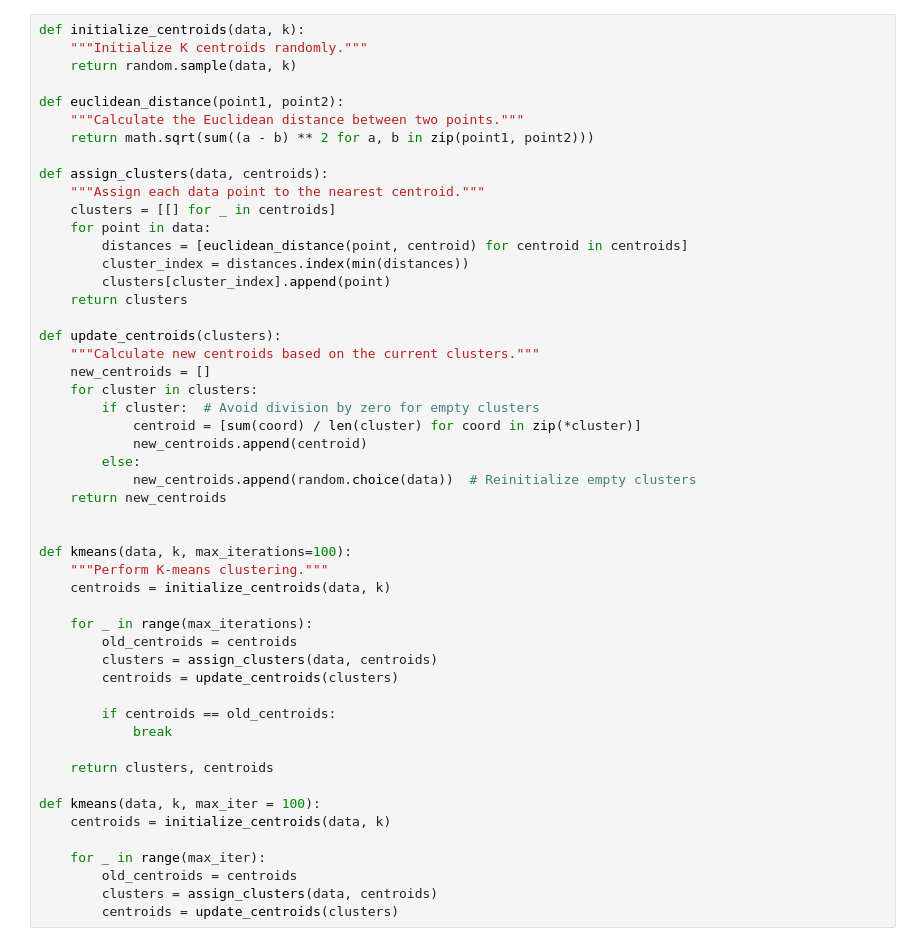
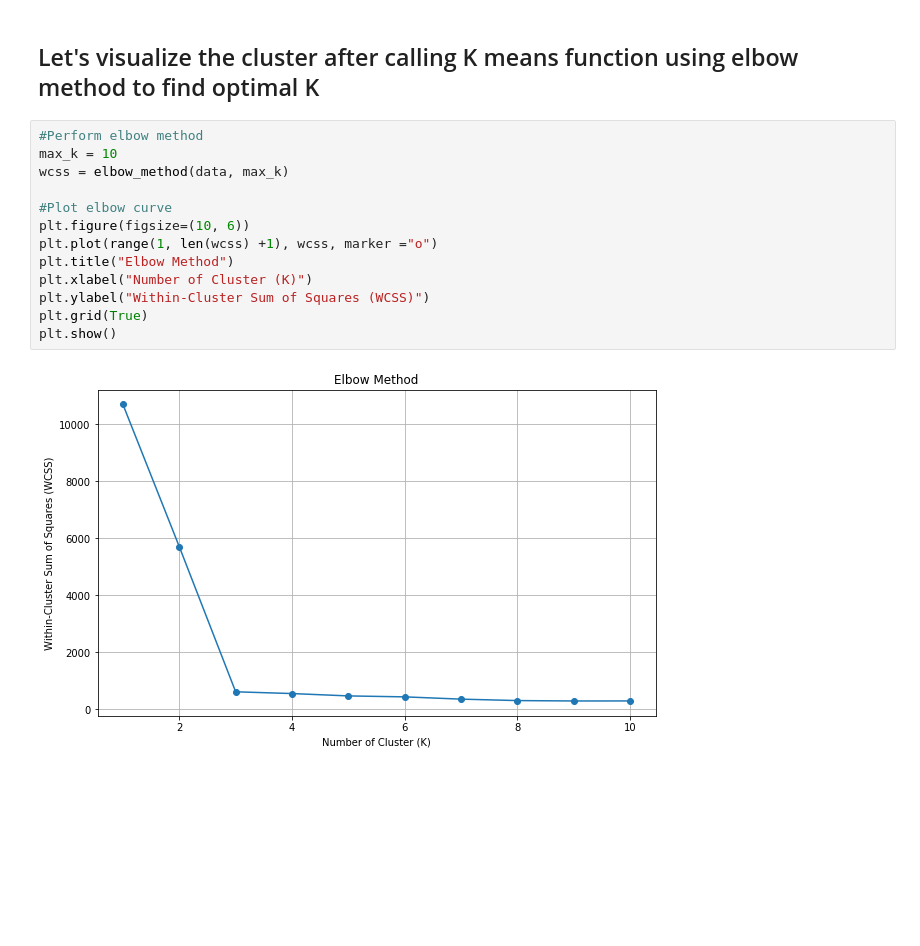
Before and after one commit to qmcao/K-Means-Clustering, a Jupyter notebook: k_mean.ipynb, the cells around one changed output. Cells and saved outputs as stored; diff of their text form; blank space fills up the shorter version.

```diff
--- a/k_mean.ipynb
+++ b/k_mean.ipynb
@@ -26,51 +98,17 @@ plt.scatter(x, y)
-# %%
-def initialize_centroids(data, k):
-    """Initialize K centroids randomly."""
-    return random.sample(data, k)
-
-def euclidean_distance(point1, point2):
-    """Calculate the Euclidean distance between two points."""
-    return math.sqrt(sum((a - b) ** 2 for a, b in zip(point1, point2)))
-
-def assign_clusters(data, centroids):
-    """Assign each data point to the nearest centroid."""
-    clusters = [[] for _ in centroids]
-    for point in data:
-        distances = [euclidean_distance(point, centroid) for centroid in centroids]
-        cluster_index = distances.index(min(distances))
-        clusters[cluster_index].append(point)
-    return clusters
-
-def update_centroids(clusters):
-    """Calculate new centroids based on the current clusters."""
-    new_centroids = []
-    for cluster in clusters:
-        if cluster:  # Avoid division by zero for empty clusters
-            centroid = [sum(coord) / len(cluster) for coord in zip(*cluster)]
-            new_centroids.append(centroid)
-        else:
-            new_centroids.append(random.choice(data))  # Reinitialize empty clusters
-    return new_centroids
-
-
-def kmeans(data, k, max_iterations=100):
-    """Perform K-means clustering."""
-    centroids = initialize_centroids(data, k)
-
-    for _ in range(max_iterations):
-        old_centroids = centroids
-        clusters = assign_clusters(data, centroids)
-        centroids = update_centroids(clusters)
-
-        if centroids == old_centroids:
-            break
-
-    return clusters, centroids
-
-def kmeans(data, k, max_iter = 100):
-    centroids = initialize_centroids(data, k)
-
-    for _ in range(max_iter):
-        old_centroids = centroids
-        clusters = assign_clusters(data, centroids)
-        centroids = update_centroids(clusters)
+# %% [markdown]
+## Let's visualize the cluster after calling K means function using elbow method to find optimal K
+# %%
+#Perform elbow method
+max_k = 10
+wcss = elbow_method(data, max_k)
+
+#Plot elbow curve
+plt.figure(figsize=(10, 6))
+plt.plot(range(1, len(wcss) +1), wcss, marker ="o")
+plt.title("Elbow Method")
+plt.xlabel("Number of Cluster (K)")
+plt.ylabel("Within-Cluster Sum of Squares (WCSS)")
+plt.grid(True)
+plt.show()
+# %% [output]
+[figure, added]
```
Also changed, not shown: parts of 7 cells of this notebook.
